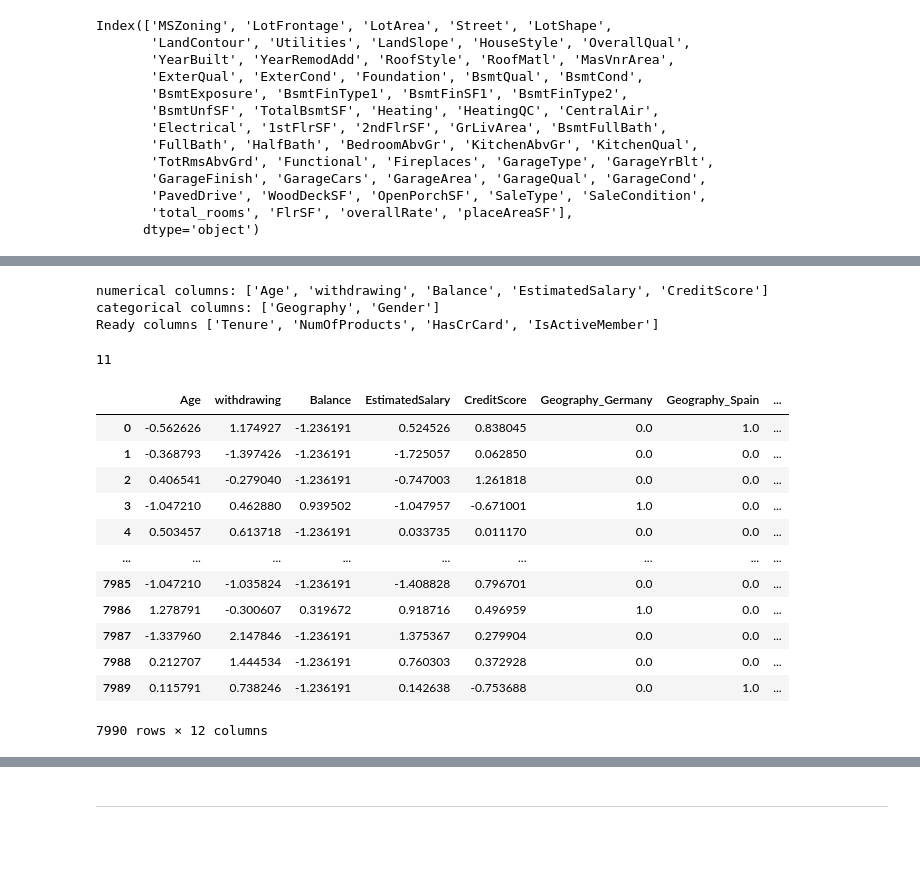
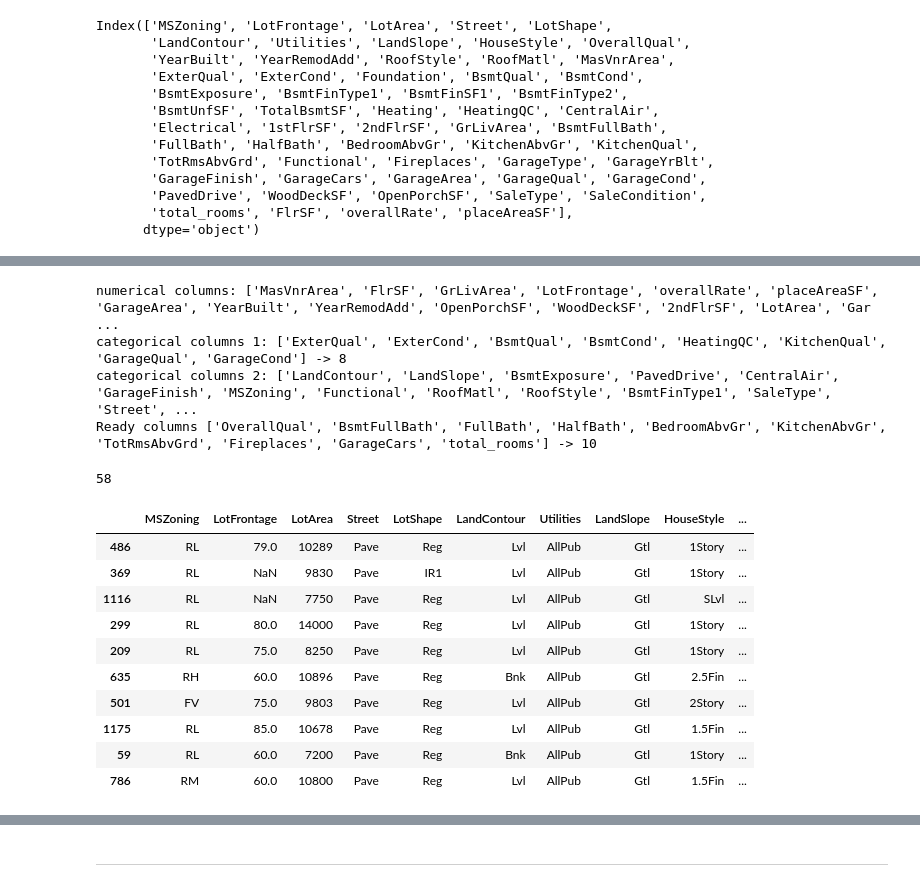
Before and after one commit to youssef1404/House_Pricing_Regression, a Jupyter notebook: notebooks/model.ipynb, the cells around one changed output, grey strips where cells are left out. Drawn from its saved outputs; the diff is of its cells as text; code cells hidden in the pictures; blank space fills up the shorter version.

```diff
--- a/notebooks/model.ipynb
+++ b/notebooks/model.ipynb
@@ -354,18 +359,40 @@ for col in X_train.columns:
     else:
         num_cols.append(col)
 
-ready_cols = ["Tenure",	"NumOfProducts", "HasCrCard", "IsActiveMember"]
+ready_cols = ["OverallQual", 'BsmtFullBath', 'FullBath', 'HalfBath', 'BedroomAbvGr', "KitchenAbvGr", 'TotRmsAbvGrd',
+            'Fireplaces', 'GarageCars', 'total_rooms']
+
 num_cols = list(set(num_cols) - set(ready_cols))
+categ_cols_1 = ['ExterQual', "ExterCond", "BsmtQual", "BsmtCond", "HeatingQC", "KitchenQual",
+                "GarageQual", "GarageCond"] # Label Encoding
+categ_cols_2 = list(set(categ_cols) - set(categ_cols_1)) # For OHE
+
 
 print(f"numerical columns: {num_cols} -> {len(num_cols)}")
-print(f"categorical columns: {categ_cols} -> {len(categ_cols)}")
+print(f"categorical columns 1: {categ_cols_1} -> {len(categ_cols_1)}")
+print(f"categorical columns 2: {categ_cols_2} -> {len(categ_cols_2)}")
 print(f"Ready columns {ready_cols} -> {len(ready_cols)}")
 len(X_train.columns)
 # %% [output]
-numerical columns: ['Age', 'withdrawing', 'Balance', 'EstimatedSalary', 'CreditScore']
-categorical columns: ['Geography', 'Gender']
-Ready columns ['Tenure', 'NumOfProducts', 'HasCrCard', 'IsActiveMember']
+numerical columns: ['MasVnrArea', 'FlrSF', 'GrLivArea', 'LotFrontage', 'overallRate', 'placeAreaSF', 'GarageArea', 'YearBuilt', 'YearRemodAdd', 'OpenPorchSF', 'WoodDeckSF', '2ndFlrSF', 'LotArea', 'Gar ...
+categorical columns 1: ['ExterQual', 'ExterCond', 'BsmtQual', 'BsmtCond', 'HeatingQC', 'KitchenQual', 'GarageQual', 'GarageCond'] -> 8
+categorical columns 2: ['LandContour', 'LandSlope', 'BsmtExposure', 'PavedDrive', 'CentralAir', 'GarageFinish', 'MSZoning', 'Functional', 'RoofMatl', 'RoofStyle', 'BsmtFinType1', 'SaleType', 'Street', ...
+Ready columns ['OverallQual', 'BsmtFullBath', 'FullBath', 'HalfBath', 'BedroomAbvGr', 'KitchenAbvGr', 'TotRmsAbvGrd', 'Fireplaces', 'GarageCars', 'total_rooms'] -> 10
-11
+58
+# %%
+X_train.head(10)
+# %% [output]
+|  | MSZoning | LotFrontage | LotArea | Street | LotShape | LandContour | Utilities | LandSlope | HouseStyle | ... |
+| 486 | RL | 79.0 | 10289 | Pave | Reg | Lvl | AllPub | Gtl | 1Story | ... |
+| 369 | RL | NaN | 9830 | Pave | IR1 | Lvl | AllPub | Gtl | 1Story | ... |
+| 1116 | RL | NaN | 7750 | Pave | Reg | Lvl | AllPub | Gtl | SLvl | ... |
+| 299 | RL | 80.0 | 14000 | Pave | Reg | Lvl | AllPub | Gtl | 1Story | ... |
+| 209 | RL | 75.0 | 8250 | Pave | Reg | Lvl | AllPub | Gtl | 1Story | ... |
+| 635 | RH | 60.0 | 10896 | Pave | Reg | Bnk | AllPub | Gtl | 2.5Fin | ... |
+| 501 | FV | 75.0 | 9803 | Pave | Reg | Lvl | AllPub | Gtl | 2Story | ... |
+| 1175 | RL | 85.0 | 10678 | Pave | Reg | Lvl | AllPub | Gtl | 1.5Fin | ... |
+| 59 | RL | 60.0 | 7200 | Pave | Reg | Bnk | AllPub | Gtl | 1Story | ... |
+| 786 | RM | 60.0 | 10800 | Pave | Reg | Lvl | AllPub | Gtl | 1.5Fin | ... |
 # %%
 # Pipline
 
@@ -399,22 +434,3 @@ all_pipeline = ColumnTransformer(transformers=[
 # Apply
 X_train_final = all_pipeline.fit_transform(X_train)
 X_test_final = all_pipeline.transform(X_test)
-# %%
-# If you want to see the processed array
-output_cols = num_cols + all_pipeline.named_transformers_['categorical'].named_steps['ohe'].get_feature_names_out(categ_cols).tolist() + ready_cols
-
-pd.DataFrame(X_train_final, columns=output_cols)
-# %% [output]
-|  | Age | withdrawing | Balance | EstimatedSalary | CreditScore | Geography_Germany | Geography_Spain | ... |
-| 0 | -0.562626 | 1.174927 | -1.236191 | 0.524526 | 0.838045 | 0.0 | 1.0 | ... |
-| 1 | -0.368793 | -1.397426 | -1.236191 | -1.725057 | 0.062850 | 0.0 | 0.0 | ... |
-| 2 | 0.406541 | -0.279040 | -1.236191 | -0.747003 | 1.261818 | 0.0 | 0.0 | ... |
-| 3 | -1.047210 | 0.462880 | 0.939502 | -1.047957 | -0.671001 | 1.0 | 0.0 | ... |
-| 4 | 0.503457 | 0.613718 | -1.236191 | 0.033735 | 0.011170 | 0.0 | 0.0 | ... |
-| ... | ... | ... | ... | ... | ... | ... | ... | ... |
-| 7985 | -1.047210 | -1.035824 | -1.236191 | -1.408828 | 0.796701 | 0.0 | 0.0 | ... |
-| 7986 | 1.278791 | -0.300607 | 0.319672 | 0.918716 | 0.496959 | 1.0 | 0.0 | ... |
-| 7987 | -1.337960 | 2.147846 | -1.236191 | 1.375367 | 0.279904 | 0.0 | 0.0 | ... |
-| 7988 | 0.212707 | 1.444534 | -1.236191 | 0.760303 | 0.372928 | 0.0 | 0.0 | ... |
-| 7989 | 0.115791 | 0.738246 | -1.236191 | 0.142638 | -0.753688 | 0.0 | 1.0 | ... |
-7990 rows × 12 columns
```
Also changed, not shown: parts of 9 cells of this notebook, 1 other file.
